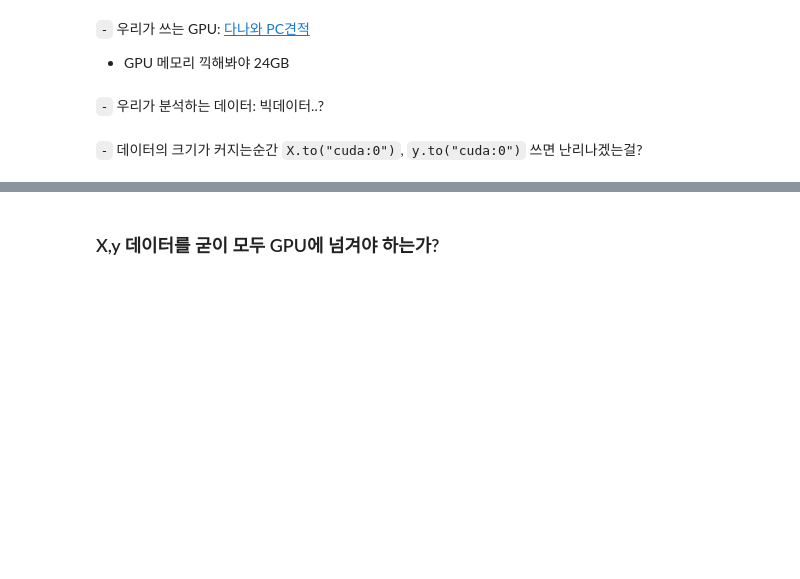
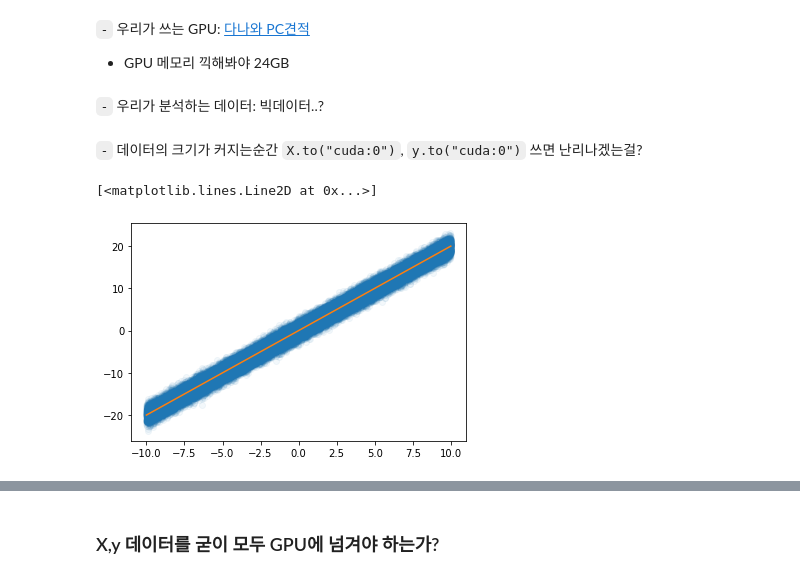
Before and after one commit to guebin/DL2022_backup, a Jupyter notebook: _notebooks/Untitled1.ipynb, the cells around one changed output, grey strips where cells are left out. Drawn from its saved outputs; the diff is of its cells as text; code cells hidden in the pictures; blank space fills up the shorter version.

```diff
--- a/_notebooks/Untitled1.ipynb
+++ b/_notebooks/Untitled1.ipynb
@@ -950,3 +950,13 @@ t2-t1
 `-` 우리가 분석하는 데이터: 빅데이터..?
 # %% [markdown]
 `-` 데이터의 크기가 커지는순간 `X.to("cuda:0")`, `y.to("cuda:0")` 쓰면 난리나겠는걸?
+# %%
+x = torch.linspace(-10,10,100000).reshape(-1,1)
+eps = torch.randn(100000).reshape(-1,1)
+y = x*2 + eps
+# %%
+plt.plot(x,y,'o',alpha=0.05)
+plt.plot(x,2*x)
+# %% [output]
+[<matplotlib.lines.Line2D at 0x...>]
+[figure, added]
```
Also changed, not shown: parts of 62 cells of this notebook.
